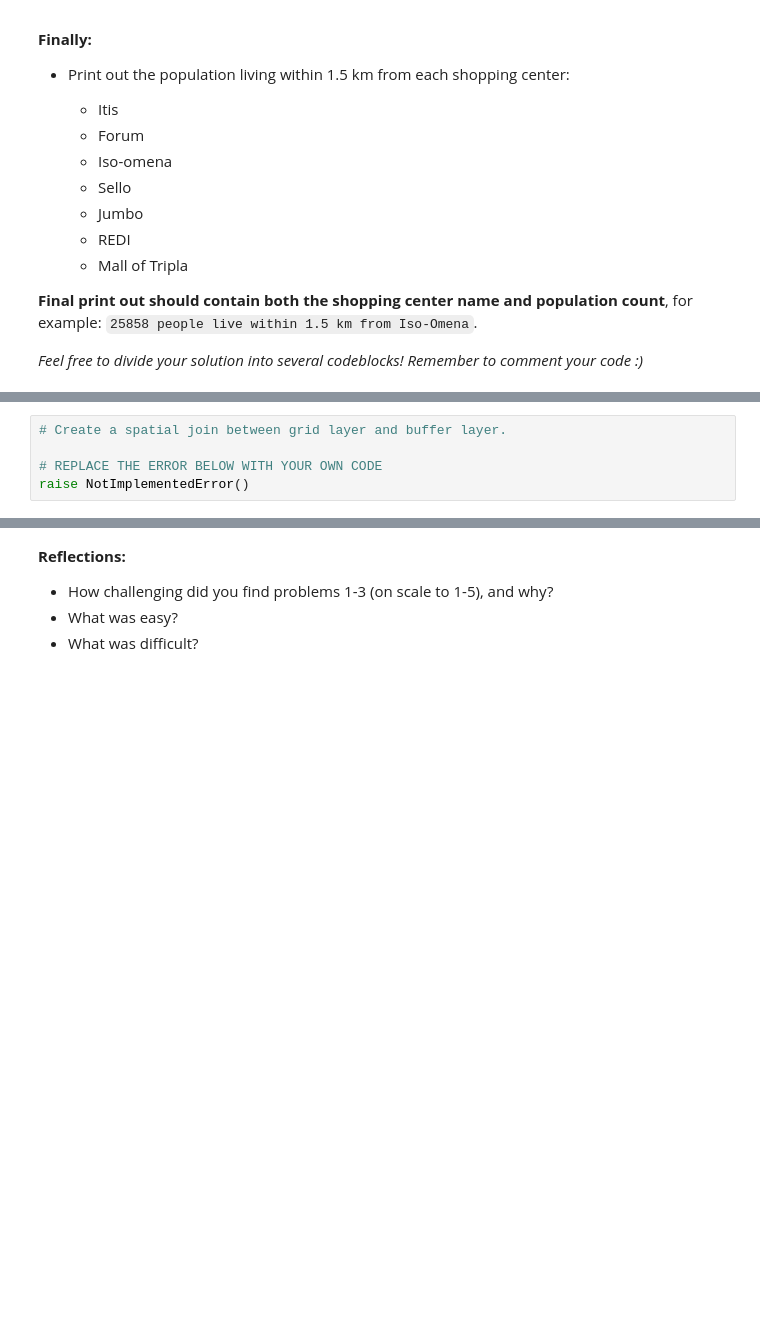
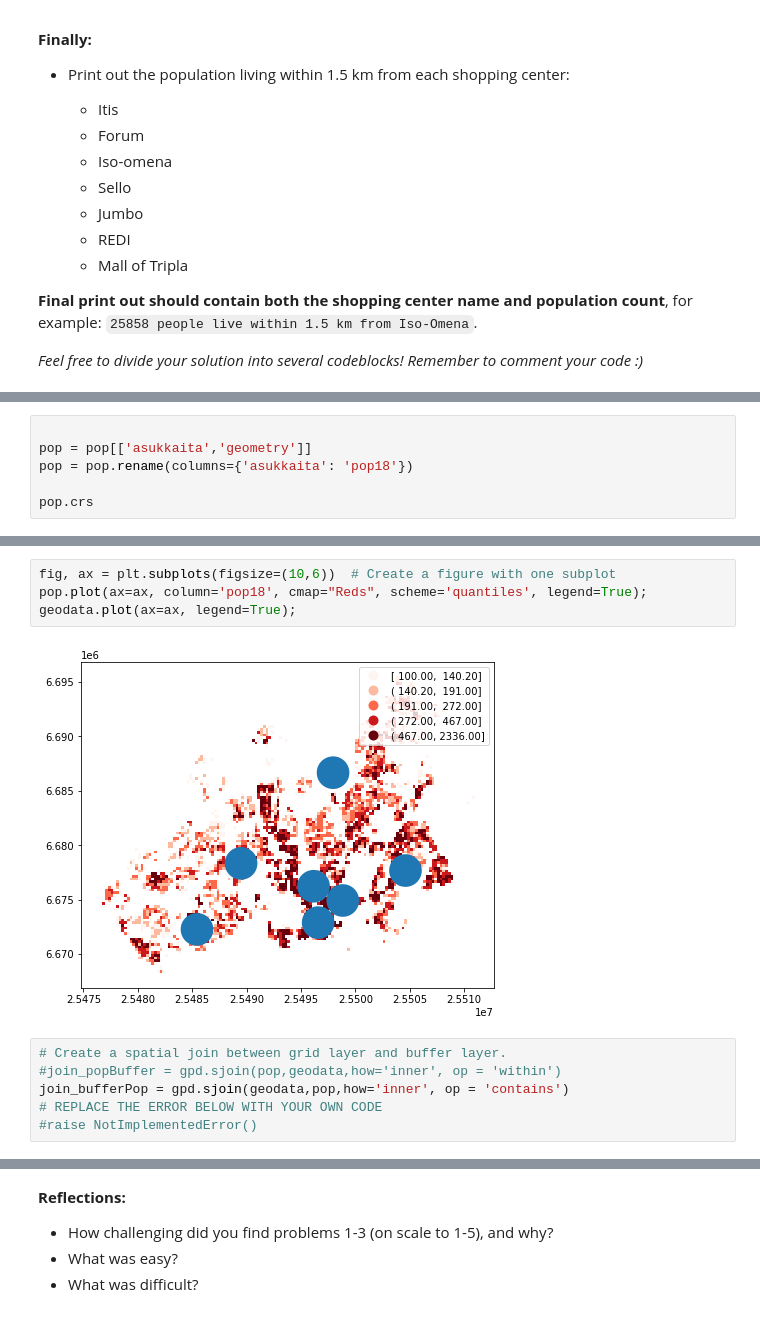
Before and after one commit to dvdov-david/gis-exercise-3-dvdov, a Jupyter notebook: Exercise-3-Problem-1-3.ipynb, the cells around one changed output, grey strips where cells are left out. Cells and saved outputs as stored; diff of their text form; blank space fills up the shorter version.

```diff
--- a/Exercise-3-Problem-1-3.ipynb
+++ b/Exercise-3-Problem-1-3.ipynb
@@ -219,0 +360,6 @@ raise NotImplementedError()
+# %%
+
+pop = pop[['asukkaita','geometry']]
+pop = pop.rename(columns={'asukkaita': 'pop18'})
+
+pop.crs
@@ -225,5 +409,12 @@ print(pop.head(3))
+# %%
+fig, ax = plt.subplots(figsize=(10,6))  # Create a figure with one subplot
+pop.plot(ax=ax, column='pop18', cmap="Reds", scheme='quantiles', legend=True);
+geodata.plot(ax=ax, legend=True);
+# %% [output]
+[figure, added]
 # %%
 # Create a spatial join between grid layer and buffer layer.
-
+#join_popBuffer = gpd.sjoin(pop,geodata,how='inner', op = 'within')
+join_bufferPop = gpd.sjoin(geodata,pop,how='inner', op = 'contains')
 # REPLACE THE ERROR BELOW WITH YOUR OWN CODE
-raise NotImplementedError()
+#raise NotImplementedError()
```
Also changed, not shown: parts of 27 cells of this notebook, 1 other file.
